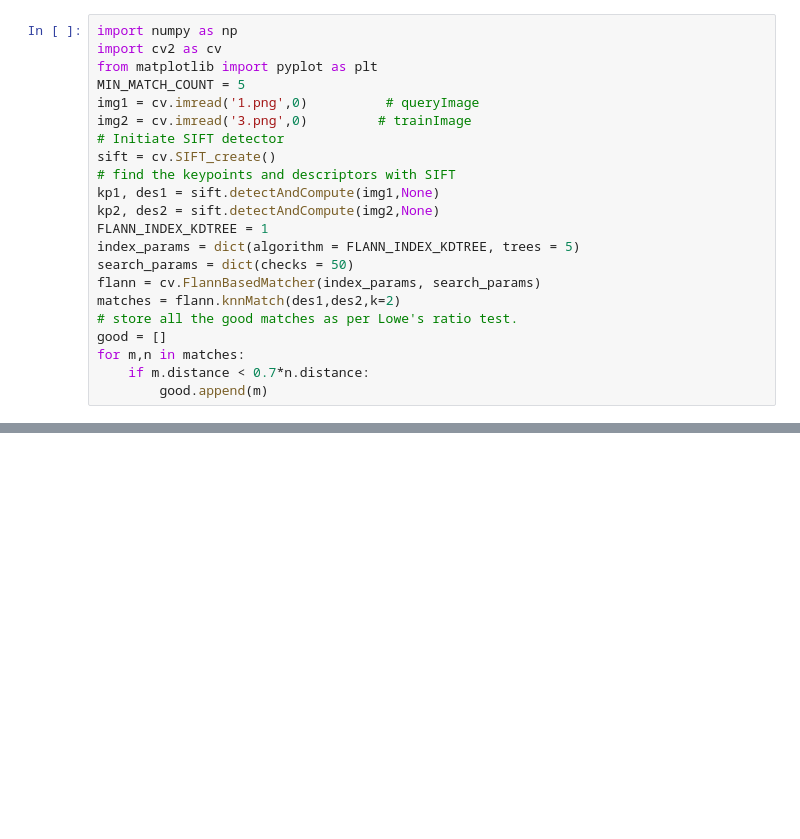
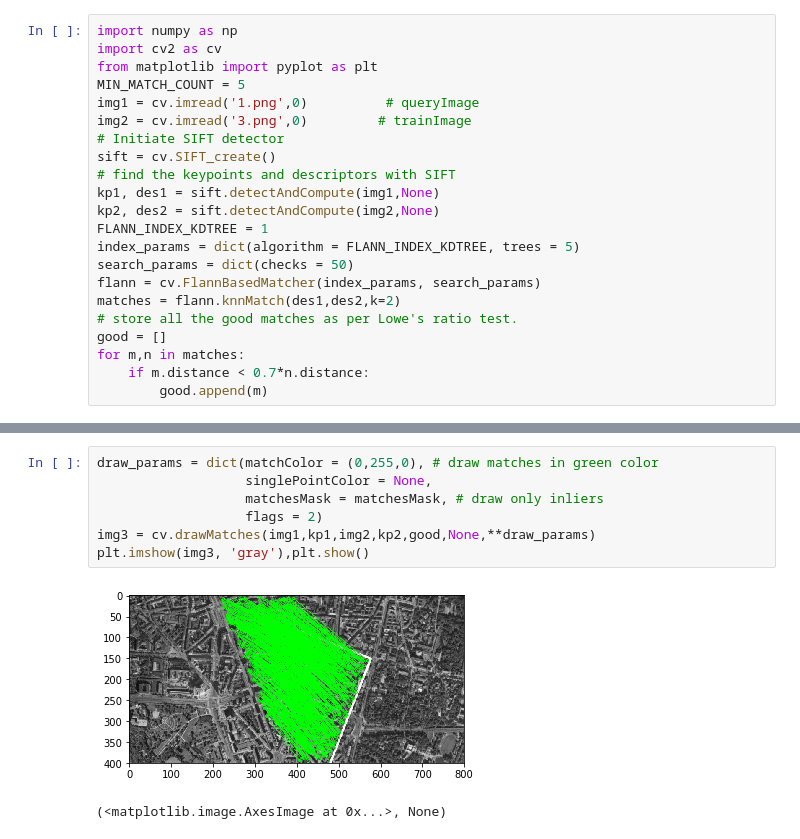
Before and after one commit to kpmrozowski/carcassone-keras-cv, a Jupyter notebook: opencv/demo.ipynb, the cells around one changed output, grey strips where cells are left out. Drawn from its saved outputs; the diff is of its cells as text; blank space fills up the shorter version.

```diff
--- a/opencv/demo.ipynb
+++ b/opencv/demo.ipynb
@@ -37,0 +36,10 @@ ValueError: need more than 2 values to unpack
+# %%
+draw_params = dict(matchColor = (0,255,0), # draw matches in green color
+                   singlePointColor = None,
+                   matchesMask = matchesMask, # draw only inliers
+                   flags = 2)
+img3 = cv.drawMatches(img1,kp1,img2,kp2,good,None,**draw_params)
+plt.imshow(img3, 'gray'),plt.show()
+# %% [output]
+[figure, added]
+(<matplotlib.image.AxesImage at 0x...>, None)
```
Also changed, not shown: parts of 1 cell of this notebook.
